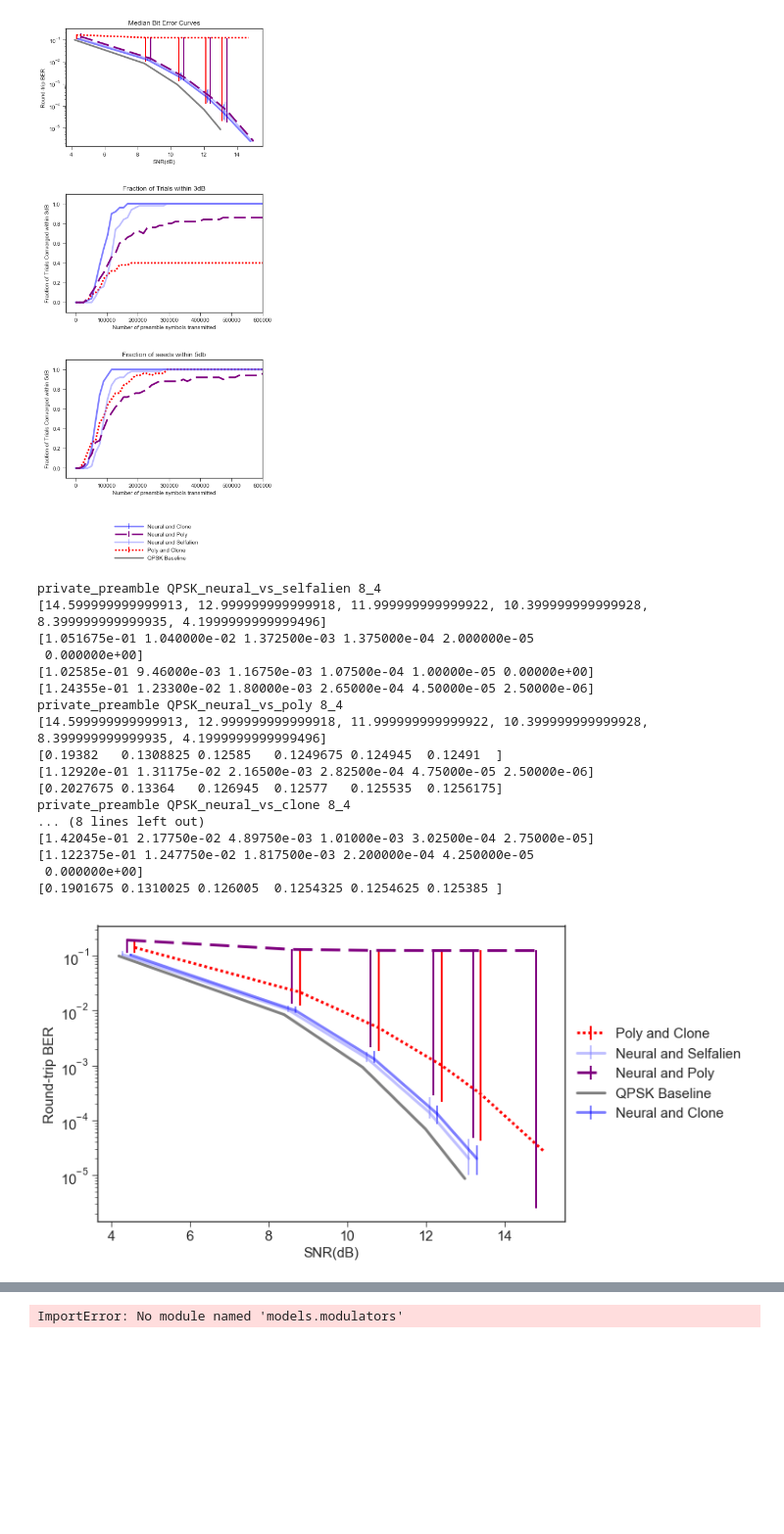
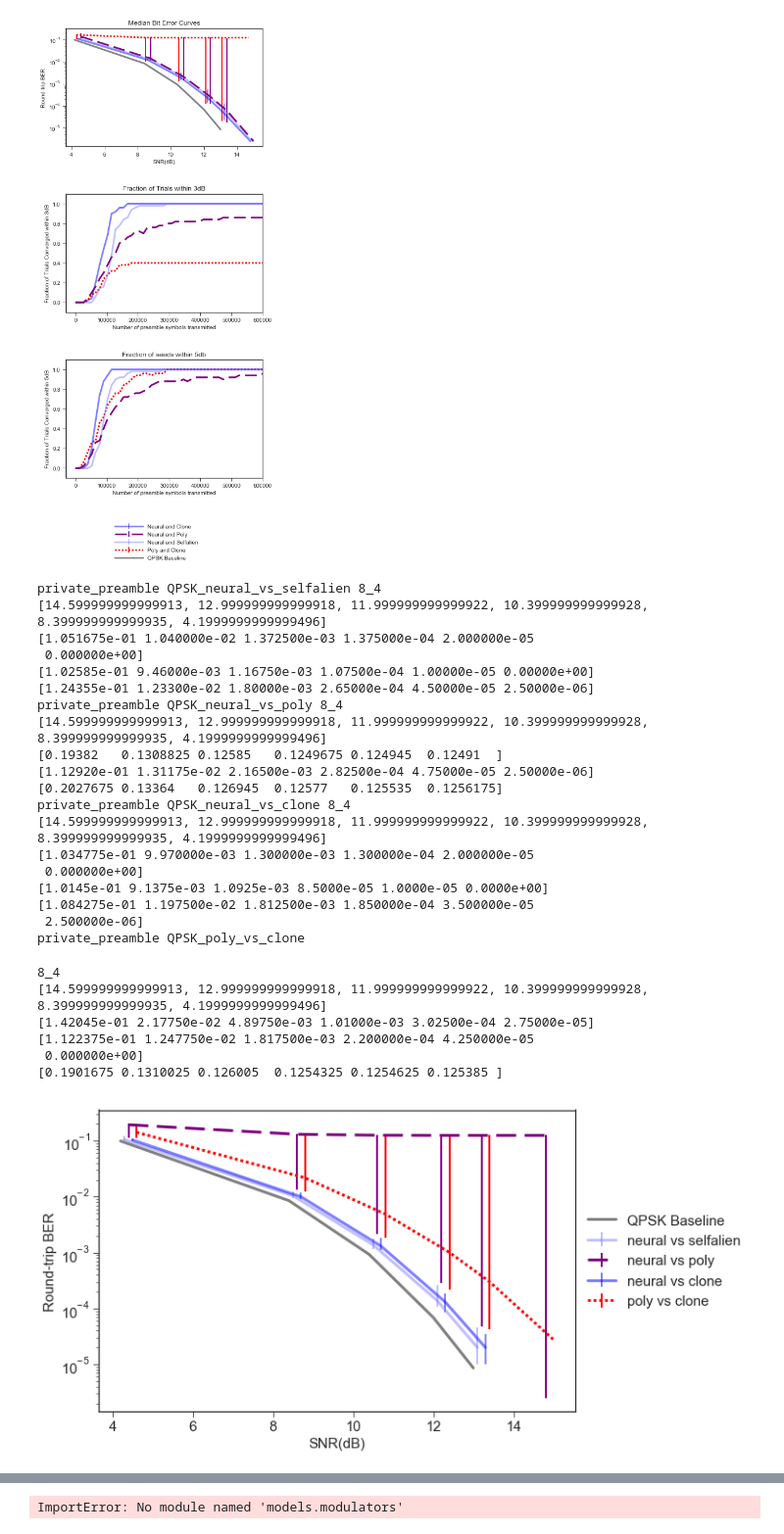
Before and after one commit to ml4wireless/echo, a Jupyter notebook: analysis/plot_results.ipynb, the cells around one changed output, grey strips where cells are left out. Shown at 98% size. Saved outputs shown, nothing was run; the diff lists cells and outputs as text; code cells hidden in the pictures; blank space fills up the shorter version.

```diff
--- a/analysis/plot_results.ipynb
+++ b/analysis/plot_results.ipynb
@@ -428,8 +444,8 @@ import numpy as np
 #     if nequal:
 #         break
 
-r = process_experiment("../experiments/private_preamble/REPLICATE_GNU/results")
-np.save("./results/gnu_local_private.npy", r)
+r = process_experiment("../experiments/private_preamble/QPSK_poly_vs_clone_custom_fpoly/results")
+np.save("./results/local_fpoly.npy", r)
 # %%
 br = utils.util_lookup_table.BER_lookup_table()
 plt.style.use('seaborn-ticks')
@@ -497,8 +513,8 @@ for experiment_name in os.listdir("./results/"):
     lkey= models
     right = 600000
     inset = True
-#     label = ", ".join([models, protocol]).replace("_", " ")
-    label=models.replace("_", " ").title().replace("Vs", "and")
+    label = ", ".join([models]).replace("_", " ")
+#     label=models.replace("_", " ").title().replace("Vs", "and")
     print(fs_mid)
     print(fs_low)
     print(fs_high)
@@ -531,38 +547,46 @@ ber.set_ylabel('Round-trip BER')
 # ber.legend()
 handles, labels = ber.get_legend_handles_labels()
 order = sorted(range(len(labels)),key=labels.__getitem__)
 # order = [order[i] for i in [0,2,1,4,3,5]]
 # order = [order[i] for i in [0,2,1]]
 handles = [handles[idx] for idx in order]
 labels = [labels[idx] for idx in order]
 # Put a legend below current axis
 lgd = ber.legend([handles[idx] for idx in order],[labels[idx] for idx in order],
                loc='center left', bbox_to_anchor=(1, 0.5),
               ncol=1, fancybox=True, shadow=False)
 fig.tight_layout()
 # fig.subplots_adjust(top=0.85)
 fig.subplots_adjust(bottom=0.15, hspace = 0.4)
 fig.savefig('./alien_tuned.pdf', format = 'pdf', bbox_inches='tight')
 plt.show()
 # %% [output]
 private_preamble QPSK_neural_vs_selfalien 8_4
 [14.599999999999913, 12.999999999999918, 11.999999999999922, 10.399999999999928, 8.399999999999935, 4.1999999999999496]
 [1.051675e-01 1.040000e-02 1.372500e-03 1.375000e-04 2.000000e-05
  0.000000e+00]
 [1.02585e-01 9.46000e-03 1.16750e-03 1.07500e-04 1.00000e-05 0.00000e+00]
 [1.24355e-01 1.23300e-02 1.80000e-03 2.65000e-04 4.50000e-05 2.50000e-06]
 private_preamble QPSK_neural_vs_poly 8_4
 [14.599999999999913, 12.999999999999918, 11.999999999999922, 10.399999999999928, 8.399999999999935, 4.1999999999999496]
 [0.19382   0.1308825 0.12585   0.1249675 0.124945  0.12491  ]
 [1.12920e-01 1.31175e-02 2.16500e-03 2.82500e-04 4.75000e-05 2.50000e-06]
 [0.2027675 0.13364   0.126945  0.12577   0.125535  0.1256175]
 private_preamble QPSK_neural_vs_clone 8_4
-... (8 lines left out)
-[1.42045e-01 2.17750e-02 4.89750e-03 1.01000e-03 3.02500e-04 2.75000e-05]
-[1.122375e-01 1.247750e-02 1.817500e-03 2.200000e-04 4.250000e-05
+[14.599999999999913, 12.999999999999918, 11.999999999999922, 10.399999999999928, 8.399999999999935, 4.1999999999999496]
+[1.034775e-01 9.970000e-03 1.300000e-03 1.300000e-04 2.000000e-05
  0.000000e+00]
-[0.1901675 0.1310025 0.126005  0.1254325 0.1254625 0.125385 ]
+[1.0145e-01 9.1375e-03 1.0925e-03 8.5000e-05 1.0000e-05 0.0000e+00]
+[1.084275e-01 1.197500e-02 1.812500e-03 1.850000e-04 3.500000e-05
+ 2.500000e-06]
+private_preamble QPSK_poly_vs_clone
+8_4
+[14.599999999999913, 12.999999999999918, 11.999999999999922, 10.399999999999928, 8.399999999999935, 4.1999999999999496]
+[1.42045e-01 2.17750e-02 4.89750e-03 1.01000e-03 3.02500e-04 2.75000e-05]
+[1.122375e-01 1.247750e-02 1.817500e-03 2.200000e-04 4.250000e-05
+ 0.000000e+00]
+[0.1901675 0.1310025 0.126005  0.1254325 0.1254625 0.125385 ]
-[figure, old version]
+[figure, new version]
 # %%
 br = utils.util_lookup_table.BER_lookup_table()
 plt.style.use('seaborn-ticks')
```
Also changed, not shown: parts of 3 cells of this notebook, 21 other files.
